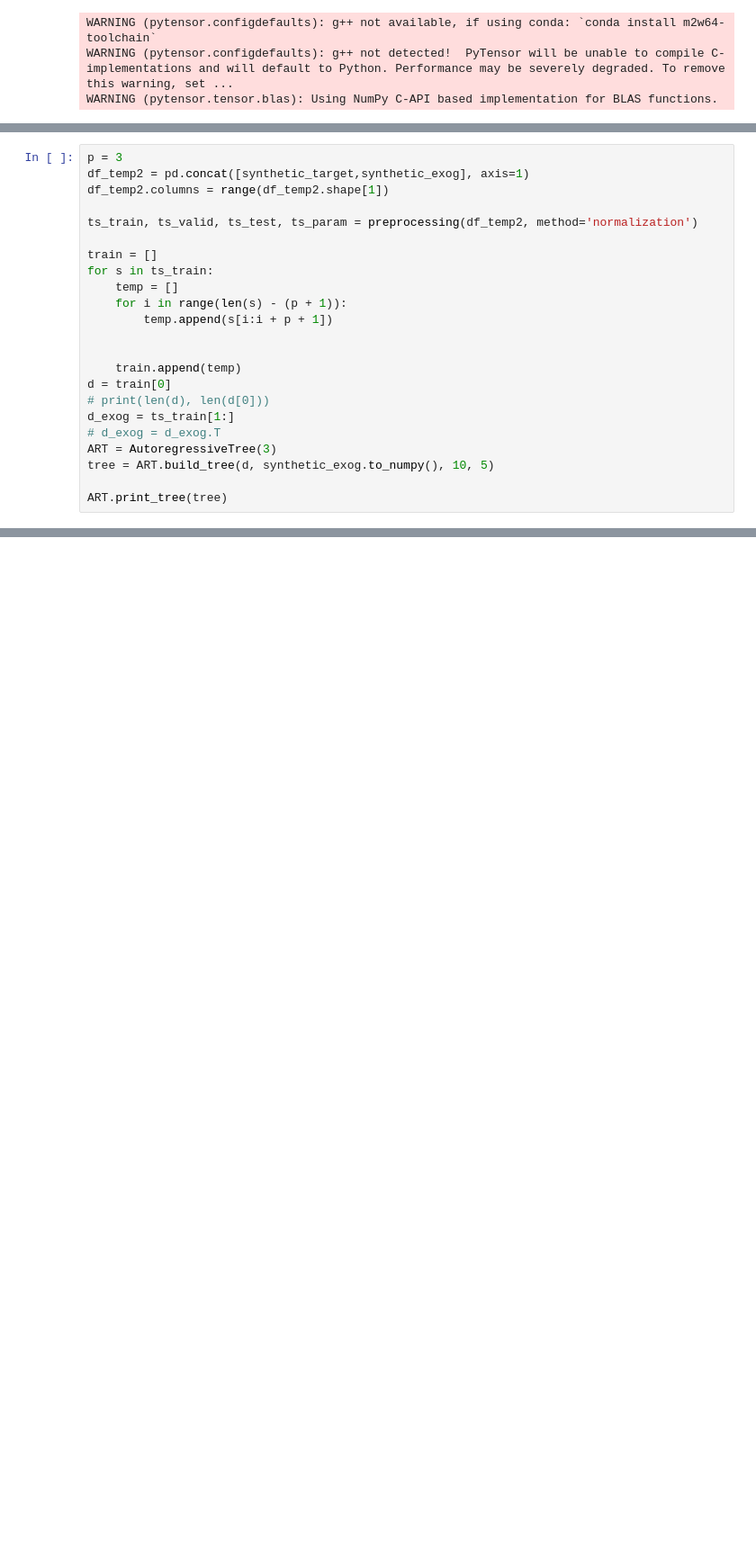
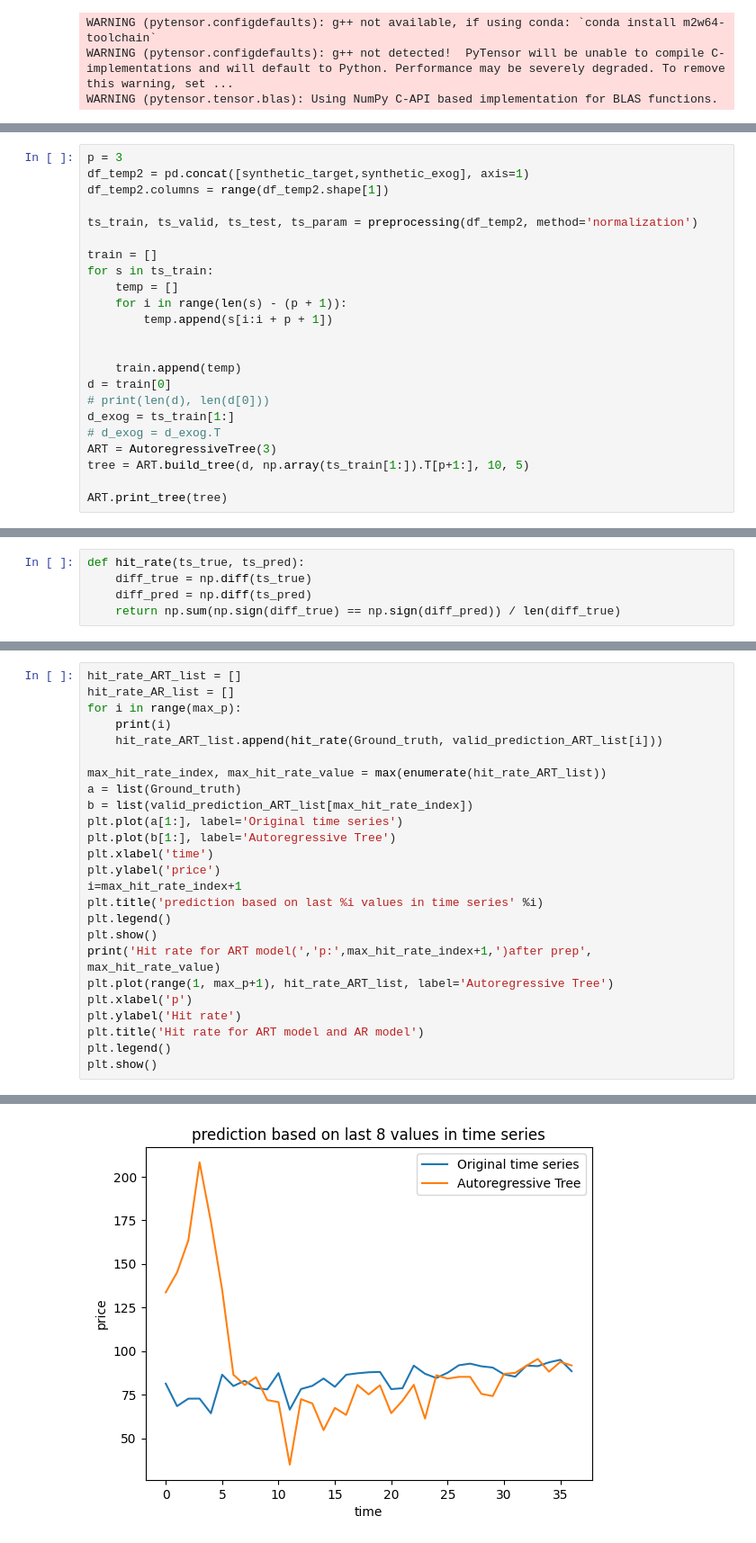
Before and after one commit to TiesHRL/DyART, a Jupyter notebook: Code/ARX.ipynb, the cells around one changed output, grey strips where cells are left out. Shown at 90% size. Drawn from its saved outputs; the diff is of its cells as text; blank space fills up the shorter version.

Commit message:
ARX no lags in exog

```diff
--- a/Code/ARX.ipynb
+++ b/Code/ARX.ipynb
@@ -875,7 +492,7 @@ d = train[0]
 d_exog = ts_train[1:]
 # d_exog = d_exog.T
 ART = AutoregressiveTree(3)
-tree = ART.build_tree(d, synthetic_exog.to_numpy(), 10, 5)
+tree = ART.build_tree(d, np.array(ts_train[1:]).T[p+1:], 10, 5)
 
 ART.print_tree(tree)
 # %% [output]
@@ -890,0 +596,5 @@ print(len(arr), len(arr[0]))
+# %%
+def hit_rate(ts_true, ts_pred):
+    diff_true = np.diff(ts_true)
+    diff_pred = np.diff(ts_pred)
+    return np.sum(np.sign(diff_true) == np.sign(diff_pred)) / len(diff_true)
@@ -890,0 +635,26 @@ print(len(arr), len(arr[0]))
+# %%
+hit_rate_ART_list = []
+hit_rate_AR_list = []
+for i in range(max_p):
+    print(i)
+    hit_rate_ART_list.append(hit_rate(Ground_truth, valid_prediction_ART_list[i]))
+
+max_hit_rate_index, max_hit_rate_value = max(enumerate(hit_rate_ART_list))
+a = list(Ground_truth)
+b = list(valid_prediction_ART_list[max_hit_rate_index])
+plt.plot(a[1:], label='Original time series')
+plt.plot(b[1:], label='Autoregressive Tree')
+plt.xlabel('time')
+plt.ylabel('price')
+i=max_hit_rate_index+1
+plt.title('prediction based on last %i values in time series' %i)
+plt.legend()
+plt.show()
+print('Hit rate for ART model(','p:',max_hit_rate_index+1,')after prep', max_hit_rate_value)
+plt.plot(range(1, max_p+1), hit_rate_ART_list, label='Autoregressive Tree')
+plt.xlabel('p')
+plt.ylabel('Hit rate')
+plt.title('Hit rate for ART model and AR model')
+plt.legend()
+plt.show()
+# %% [output]
@@ -890,0 +669 @@ print(len(arr), len(arr[0]))
+[figure, added]
```
Also changed, not shown: parts of 8 cells of this notebook.
